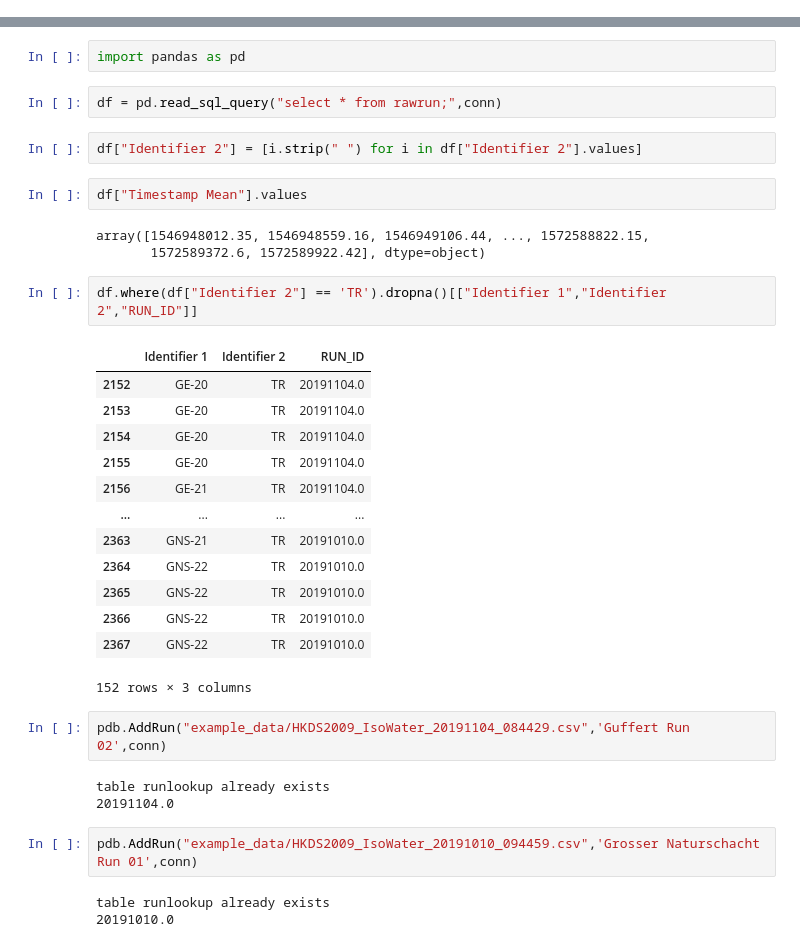
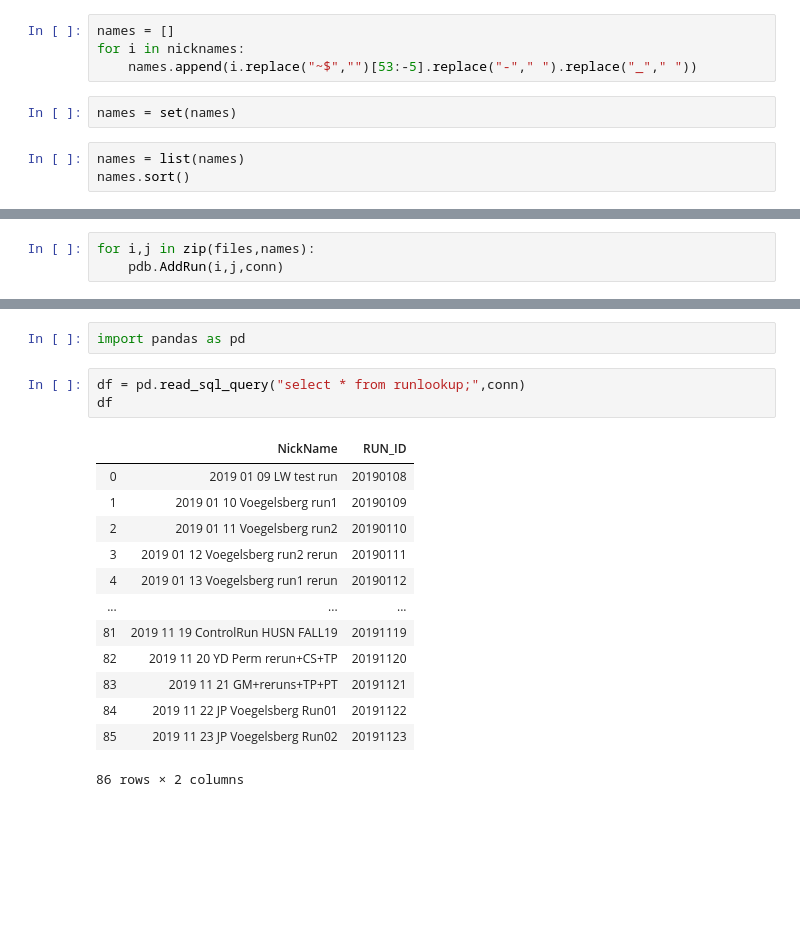
Before and after one commit to tr1813/picarro-calculator, a Jupyter notebook: ipynb/Update DataBase.ipynb, the cells around one changed output, grey strips where cells are left out. Saved outputs shown, nothing was run; the diff lists cells and outputs as text; blank space fills up the shorter version.

```diff
--- a/ipynb/Update DataBase.ipynb
+++ b/ipynb/Update DataBase.ipynb
@@ -21,0 +62,9 @@ conn = pdb.CreateConnection('database/isotopes.db')
+# %%
+names = []
+for i in nicknames:
+    names.append(i.replace("~$","")[53:-5].replace("-"," ").replace("_"," "))
+# %%
+names = set(names)
+# %%
+names = list(names)
+names.sort()
@@ -21,0 +75,3 @@ conn = pdb.CreateConnection('database/isotopes.db')
+# %%
+for i,j in zip(files,names):
+    pdb.AddRun(i,j,conn)
@@ -22,37 +96,19 @@ conn = pdb.CreateConnection('database/isotopes.db')
 # %%
 import pandas as pd
 # %%
-df = pd.read_sql_query("select * from rawrun;",conn)
+df = pd.read_sql_query("select * from runlookup;",conn)
+df
+# %% [output]
+|  | NickName | RUN_ID |
+| 0 | 2019 01 09 LW test run | 20190108 |
+| 1 | 2019 01 10 Voegelsberg run1 | 20190109 |
+| 2 | 2019 01 11 Voegelsberg run2 | 20190110 |
+| 3 | 2019 01 12 Voegelsberg run2 rerun | 20190111 |
+| 4 | 2019 01 13 Voegelsberg run1 rerun | 20190112 |
+| ... | ... | ... |
+| 81 | 2019 11 19 ControlRun HUSN FALL19 | 20191119 |
+| 82 | 2019 11 20 YD Perm rerun+CS+TP | 20191120 |
+| 83 | 2019 11 21 GM+reruns+TP+PT | 20191121 |
+| 84 | 2019 11 22 JP Voegelsberg Run01 | 20191122 |
+| 85 | 2019 11 23 JP Voegelsberg Run02 | 20191123 |
+86 rows × 2 columns
-# %%
-df["Identifier 2"] = [i.strip(" ") for i in df["Identifier 2"].values]
-# %%
-df["Timestamp Mean"].values
-# %% [output]
-array([1546948012.35, 1546948559.16, 1546949106.44, ..., 1572588822.15,
-       1572589372.6, 1572589922.42], dtype=object)
-# %%
-df.where(df["Identifier 2"] == 'TR').dropna()[["Identifier 1","Identifier 2","RUN_ID"]]
-# %% [output]
-|  | Identifier 1 | Identifier 2 | RUN_ID |
-| 2152 | GE-20 | TR | 20191104.0 |
-| 2153 | GE-20 | TR | 20191104.0 |
-| 2154 | GE-20 | TR | 20191104.0 |
-| 2155 | GE-20 | TR | 20191104.0 |
-| 2156 | GE-21 | TR | 20191104.0 |
-| ... | ... | ... | ... |
-| 2363 | GNS-21 | TR | 20191010.0 |
-| 2364 | GNS-22 | TR | 20191010.0 |
-| 2365 | GNS-22 | TR | 20191010.0 |
-| 2366 | GNS-22 | TR | 20191010.0 |
-| 2367 | GNS-22 | TR | 20191010.0 |
-152 rows × 3 columns
-# %%
-pdb.AddRun("example_data/HKDS2009_IsoWater_20191104_084429.csv",'Guffert Run 02',conn)
-# %% [output]
-table runlookup already exists
-20191104.0
-# %%
-pdb.AddRun("example_data/HKDS2009_IsoWater_20191010_094459.csv",'Grosser Naturschacht Run 01',conn)
-# %% [output]
-table runlookup already exists
-20191010.0
```
Also changed, not shown: parts of 17 cells of this notebook, 6 other files.
